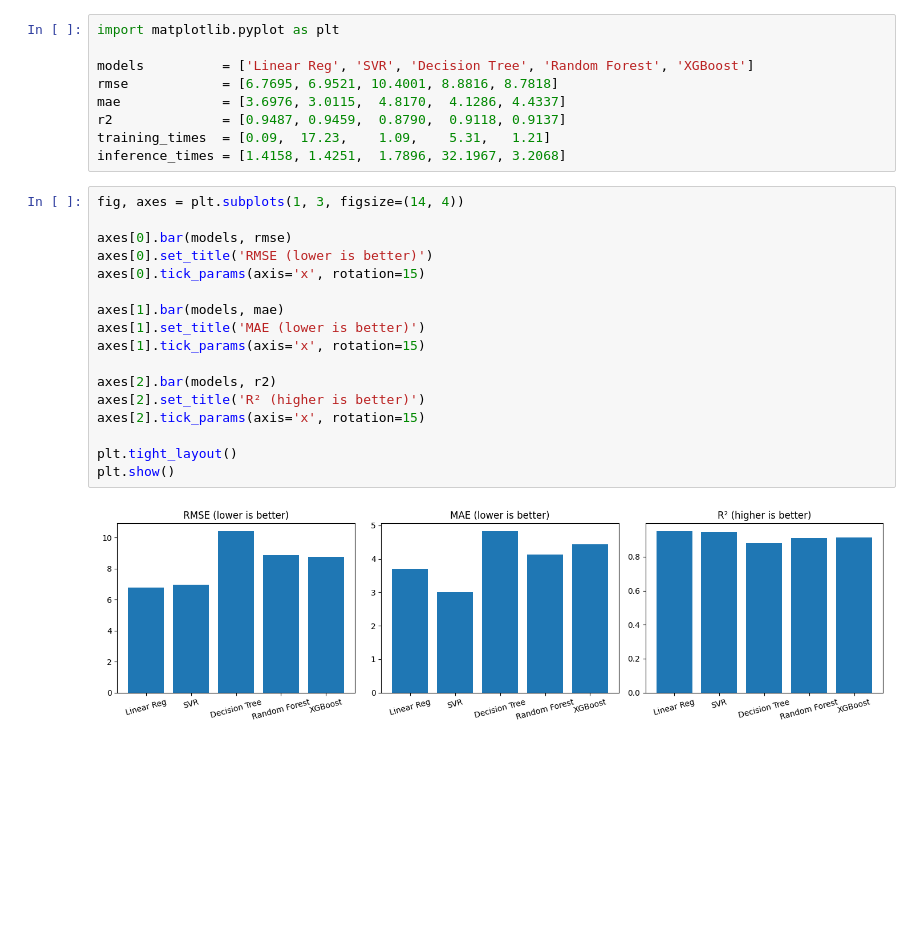
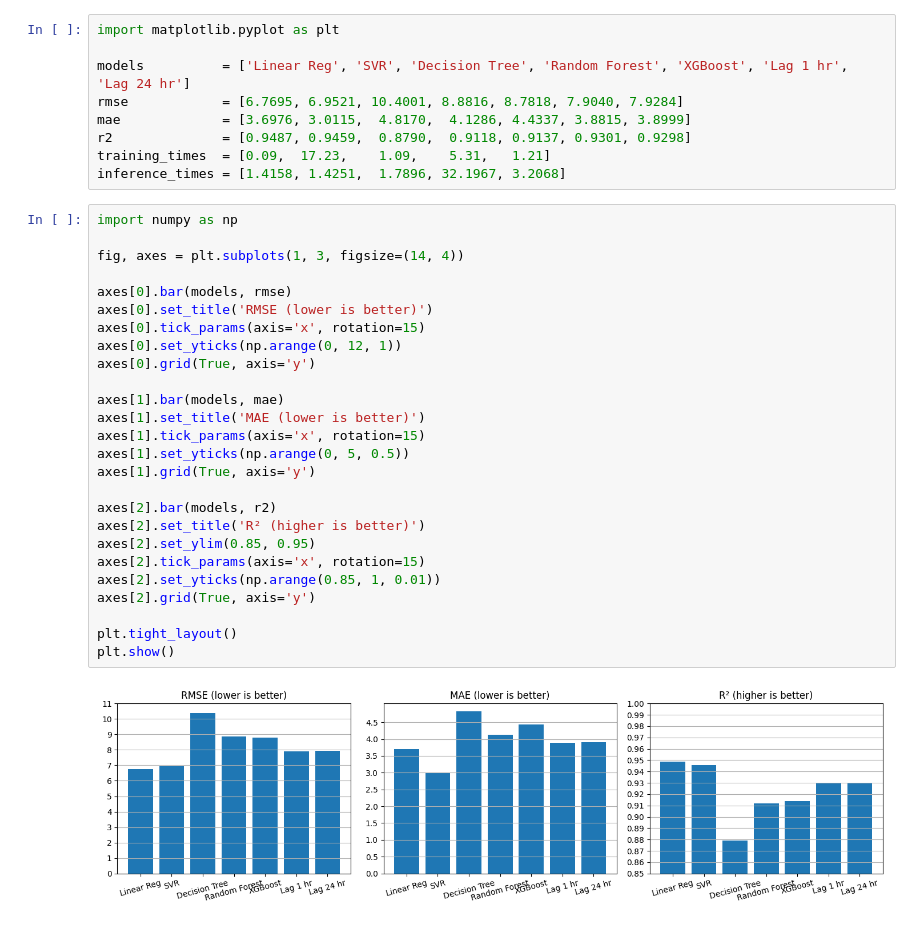
Before and after one commit to adarsha-7/pm25-forecasting, a Jupyter notebook: notebooks/experiments/exp_1/comparison.ipynb, the cells around one changed output. Cells and saved outputs as stored; diff of their text form; blank space fills up the shorter version.

Commit message:
comparison of models against baselines

```diff
--- a/notebooks/experiments/exp_1/comparison.ipynb
+++ b/notebooks/experiments/exp_1/comparison.ipynb
@@ -1,31 +1,40 @@
 # %%
 import matplotlib.pyplot as plt
 
-models          = ['Linear Reg', 'SVR', 'Decision Tree', 'Random Forest', 'XGBoost']
-rmse            = [6.7695, 6.9521, 10.4001, 8.8816, 8.7818]
-mae             = [3.6976, 3.0115,  4.8170,  4.1286, 4.4337]
-r2              = [0.9487, 0.9459,  0.8790,  0.9118, 0.9137]
+models          = ['Linear Reg', 'SVR', 'Decision Tree', 'Random Forest', 'XGBoost', 'Lag 1 hr', 'Lag 24 hr']
+rmse            = [6.7695, 6.9521, 10.4001, 8.8816, 8.7818, 7.9040, 7.9284]
+mae             = [3.6976, 3.0115,  4.8170,  4.1286, 4.4337, 3.8815, 3.8999]
+r2              = [0.9487, 0.9459,  0.8790,  0.9118, 0.9137, 0.9301, 0.9298]
 training_times  = [0.09,  17.23,    1.09,    5.31,   1.21]
 inference_times = [1.4158, 1.4251,  1.7896, 32.1967, 3.2068]
 # %%
+import numpy as np
+
 fig, axes = plt.subplots(1, 3, figsize=(14, 4))
 
 axes[0].bar(models, rmse)
 axes[0].set_title('RMSE (lower is better)')
 axes[0].tick_params(axis='x', rotation=15)
+axes[0].set_yticks(np.arange(0, 12, 1))
+axes[0].grid(True, axis='y')
 
 axes[1].bar(models, mae)
 axes[1].set_title('MAE (lower is better)')
 axes[1].tick_params(axis='x', rotation=15)
+axes[1].set_yticks(np.arange(0, 5, 0.5))
+axes[1].grid(True, axis='y')
 
 axes[2].bar(models, r2)
 axes[2].set_title('R² (higher is better)')
+axes[2].set_ylim(0.85, 0.95)
 axes[2].tick_params(axis='x', rotation=15)
+axes[2].set_yticks(np.arange(0.85, 1, 0.01))
+axes[2].grid(True, axis='y')
 
 plt.tight_layout()
 plt.show()
 # %% [output]
-[figure, old version]
+[figure, new version]
 # %%
 fig, axes = plt.subplots(1, 2, figsize=(10, 4))
 
```
Also changed, not shown: parts of 1 cell of this notebook, 1 other file.
